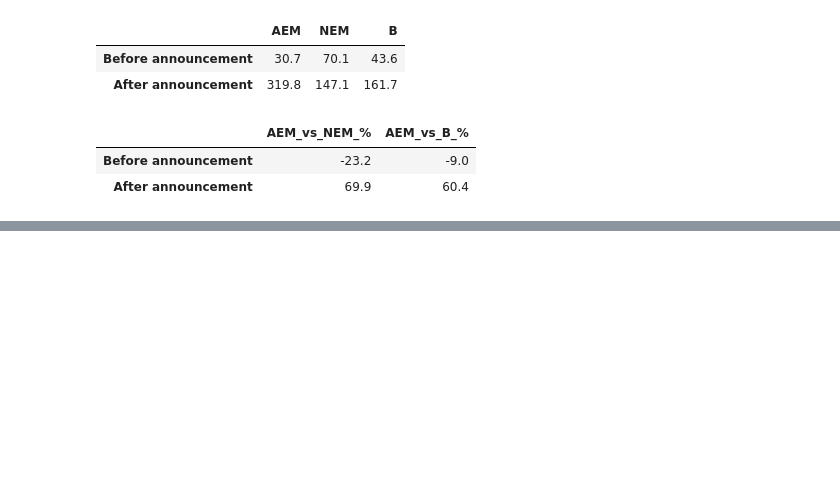
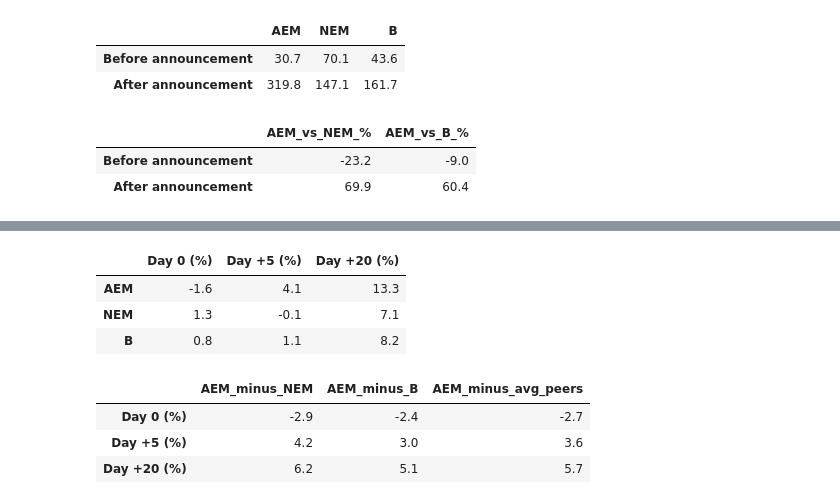
Before and after one commit to ChristopheAbelem/agnico-kirkland-ma-analysis, a Jupyter notebook: notebooks/01_data_collection.ipynb, the cells around one changed output, grey strips where cells are left out. Drawn from its saved outputs; the diff is of its cells as text; code cells hidden in the pictures; blank space fills up the shorter version.

```diff
--- a/notebooks/01_data_collection.ipynb
+++ b/notebooks/01_data_collection.ipynb
@@ -487,0 +495,33 @@ After announcement | B: 2021-09-28 to 2026-08-14
+# %%
+event_day = pd.Timestamp("2021-09-28")
+rows = {}
+
+for t in ["AEM", "NEM", "B"]:
+    h = yf.Ticker(t).history(start="2021-09-01", end="2021-11-15")["Close"]
+    h.index = h.index.tz_localize(None).normalize()
+    base = h[h.index < event_day].iloc[-1]  # close on 2021-09-27
+    pos = h.index.get_loc(event_day)
+    rows[t] = {
+        "Day 0 (%)": (h.iloc[pos] / base - 1) * 100,
+        "Day +5 (%)": (h.iloc[pos + 5] / base - 1) * 100,
+        "Day +20 (%)": (h.iloc[pos + 20] / base - 1) * 100,
+    }
+
+event = pd.DataFrame(rows).T.round(1)
+display(event)
+
+excess = pd.DataFrame({
+    "AEM_minus_NEM": event.loc["AEM"] - event.loc["NEM"],
+    "AEM_minus_B": event.loc["AEM"] - event.loc["B"],
+    "AEM_minus_avg_peers": event.loc["AEM"] - event.loc[["NEM", "B"]].mean(),
+}).round(1)
+excess
+# %% [output]
+|  | Day 0 (%) | Day +5 (%) | Day +20 (%) |
+| AEM | -1.6 | 4.1 | 13.3 |
+| NEM | 1.3 | -0.1 | 7.1 |
+| B | 0.8 | 1.1 | 8.2 |
+|  | AEM_minus_NEM | AEM_minus_B | AEM_minus_avg_peers |
+| Day 0 (%) | -2.9 | -2.4 | -2.7 |
+| Day +5 (%) | 4.2 | 3.0 | 3.6 |
+| Day +20 (%) | 6.2 | 5.1 | 5.7 |
```
Also changed, not shown: parts of 4 cells of this notebook.
